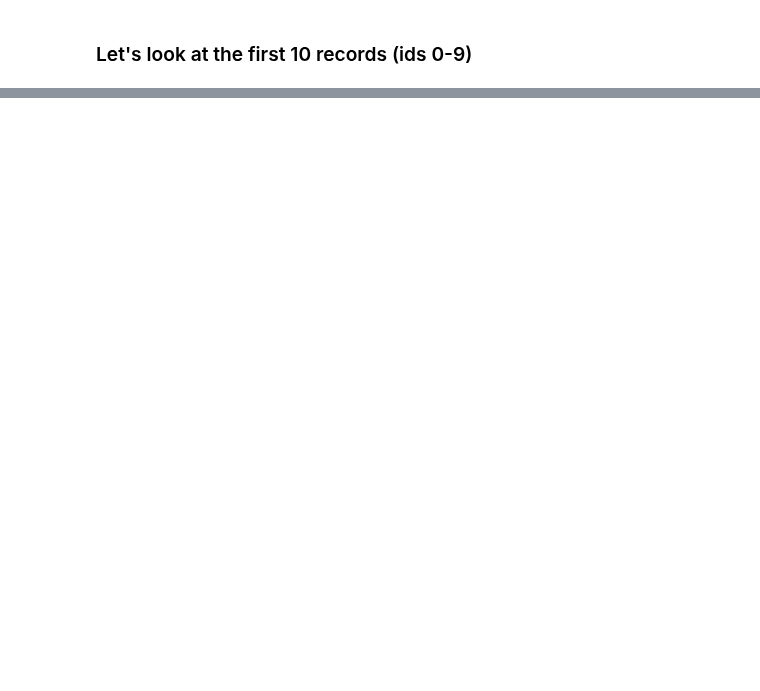
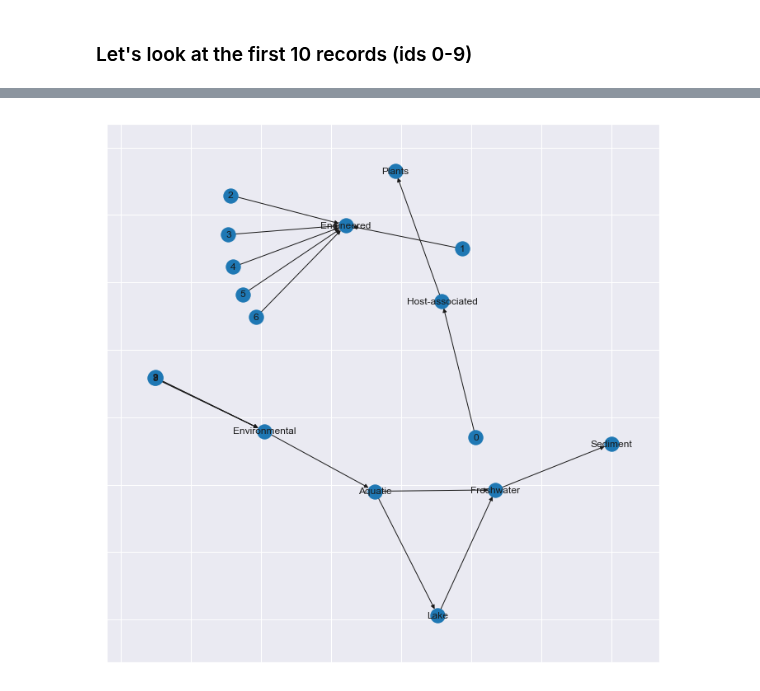
Before and after one commit to microbiomedata/nmdc-metadata, a Jupyter notebook: notebooks/gold-env-elevels-analysis.ipynb, the cells around one changed output, grey strips where cells are left out. Cells and saved outputs as stored; diff of their text form; code cells hidden in the pictures; blank space fills up the shorter version.

```diff
--- a/notebooks/gold-env-elevels-analysis.ipynb
+++ b/notebooks/gold-env-elevels-analysis.ipynb
@@ -256,0 +303,5 @@ nx.draw_networkx(g1, with_labels=True, pos=nx.kamada_kawai_layout(g1))
+# %%
+tempdf.dropna(subset=['value'], inplace=True) # remove missing values
+# tempdf_pivot = tempdf.pivot(index='id', columns='variable', values='value' )
+tempdf_pivot = tempdf.pivot(index='id', columns='variable', values='value' ).reset_index()
+tempdf_pivot
@@ -256,0 +324,4 @@ nx.draw_networkx(g1, with_labels=True, pos=nx.kamada_kawai_layout(g1))
+# %%
+for ix, r in tempdf_pivot.iterrows():
+    r.dropna(inplace=True)
+    print(dict(r))
@@ -256,0 +339,21 @@ nx.draw_networkx(g1, with_labels=True, pos=nx.kamada_kawai_layout(g1))
+# %%
+g2 = nx.DiGraph()
+for ix, row in tempdf_pivot.iterrows():
+    row.dropna(inplace=True) # drop nan fields from row
+
+    ## create a dict from row so that field names can accessed for each values
+    d = dict(row)
+    fields = list(d.keys()) # get field names
+    vals = list(d.values()) # get list of values
+
+    ## build pairs of values to represent edges in graph
+    for i in range(len(vals) - 1):
+#         edge = (vals[i], vals[i + 1], label=fields[i + 1])
+#         print(edge)
+#         g2.add_edge(*edge)
+        g2.add_edge(vals[i], vals[i + 1], label=fields[i + 1])
+# %%
+plt.figure(figsize=(12, 12))
+nx.draw_networkx(g2, with_labels=True, pos=nx.kamada_kawai_layout(g2))
+# %% [output]
+[figure, added]
```
Also changed, not shown: parts of 8 cells of this notebook.
